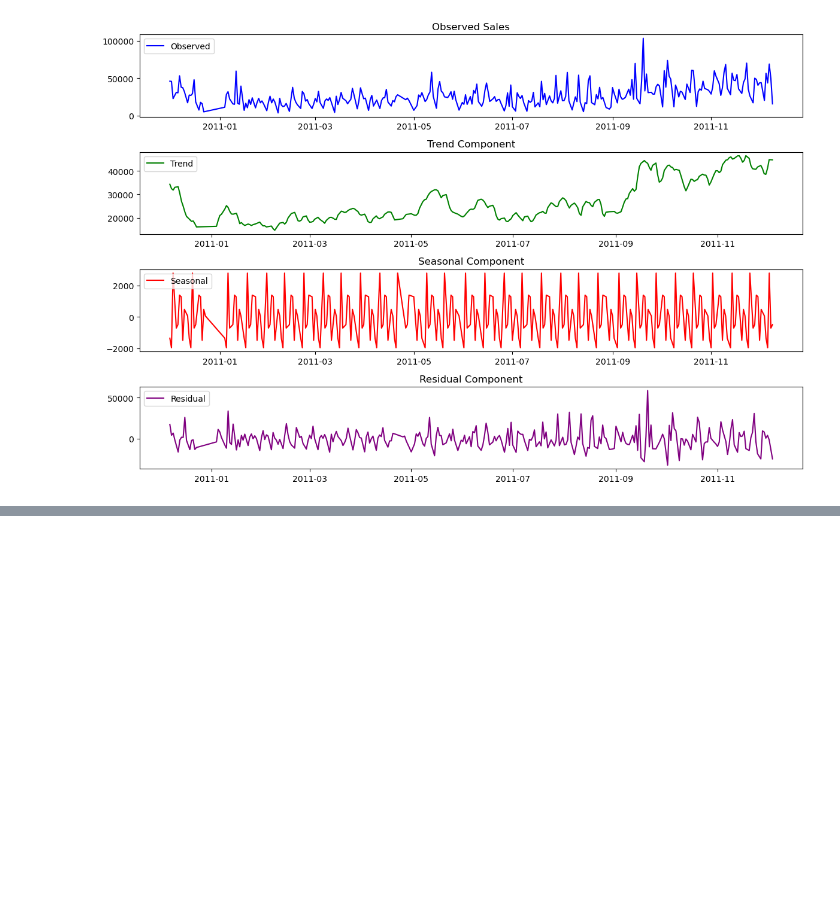
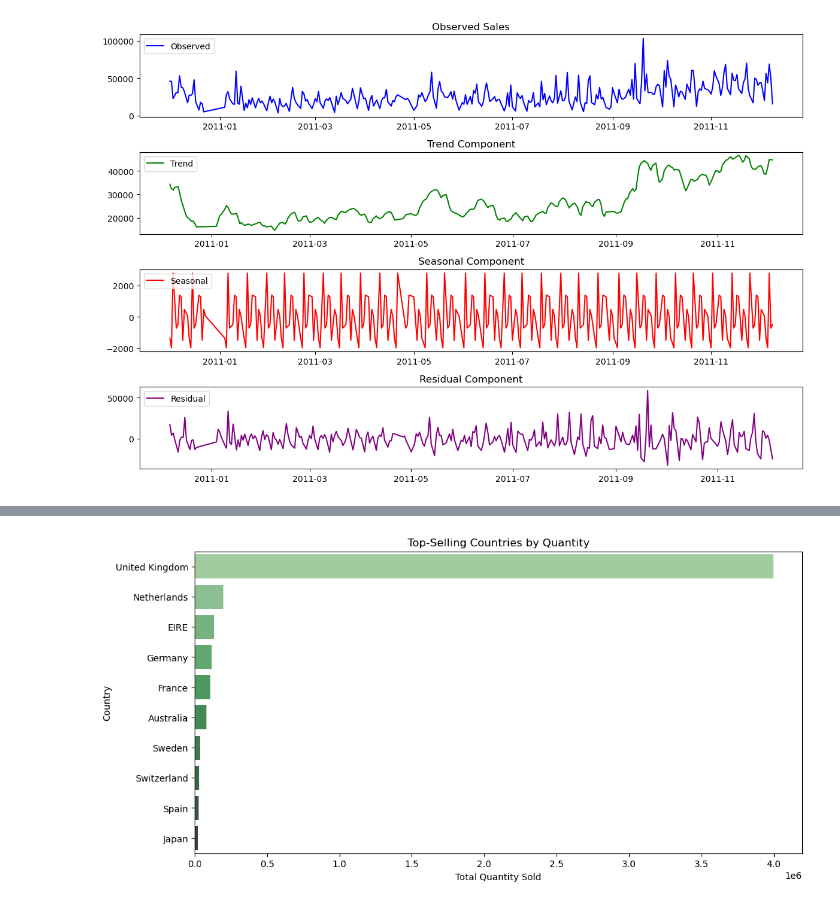
Before and after one commit to faisal8373/data-analysis, a Jupyter notebook: exploratory data analysis/online_retail/online_retail.ipynb, the cells around one changed output, grey strips where cells are left out. Cells and saved outputs as stored; diff of their text form; code cells hidden in the pictures; blank space fills up the shorter version.

```diff
--- a/exploratory data analysis/online_retail/online_retail.ipynb
+++ b/exploratory data analysis/online_retail/online_retail.ipynb
@@ -248,0 +306,15 @@ plt.show()
+# %%
+top_countries = df.groupby('Country')['Quantity'].sum().reset_index()
+
+# Sort the countries by quantity sold in descending order to get the top-selling countries
+top_countries = top_countries.sort_values(by='Quantity', ascending=False).head(10)
+
+# Create a bar plot to visualize top-selling countries
+plt.figure(figsize=(12, 6))
+sns.barplot(x='Quantity', y='Country', data=top_countries, palette='Greens_d')
+plt.title('Top-Selling Countries by Quantity')
+plt.xlabel('Total Quantity Sold')
+plt.ylabel('Country')
+plt.show()
+# %% [output]
+[figure, added]
```
Also changed, not shown: parts of 9 cells of this notebook.
